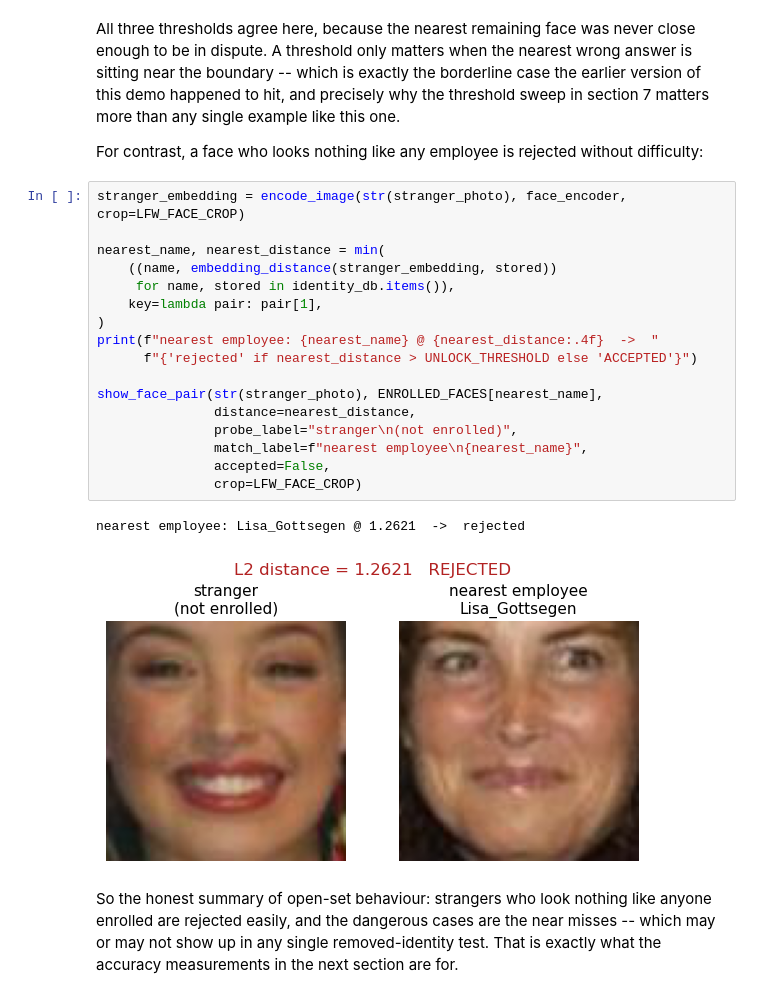
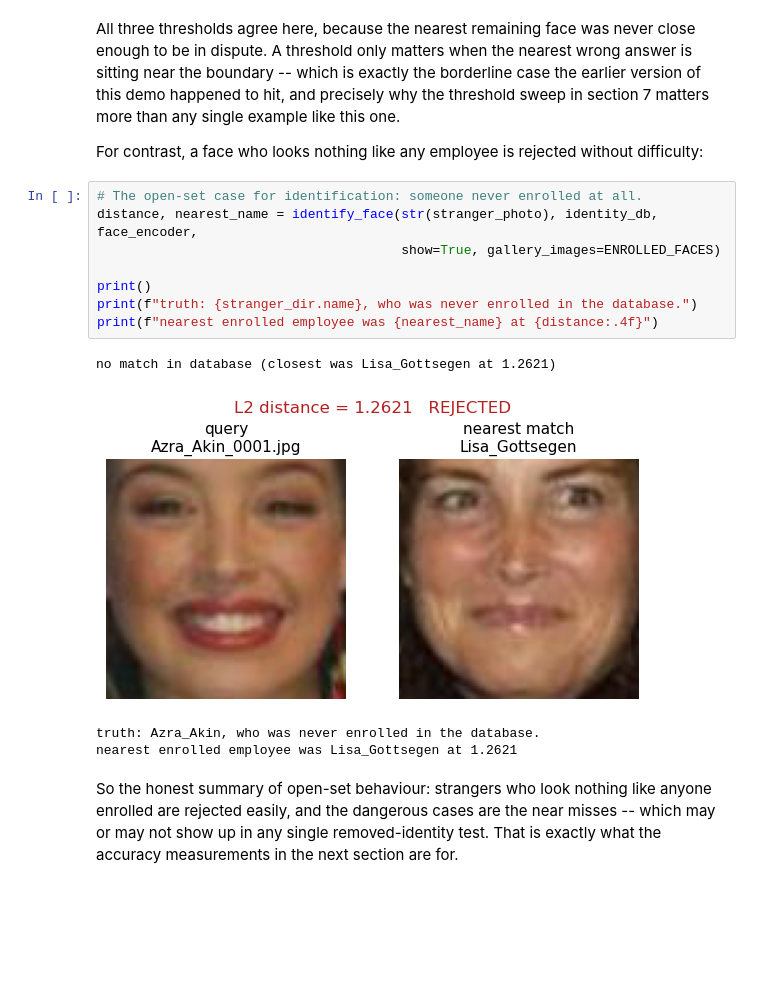
Before and after one commit to fistfulofyen/Face_sys_LFW, a Jupyter notebook: face_recognition_pipeline.ipynb, the cells around one changed output. Cells and saved outputs as stored; diff of their text form; blank space fills up the shorter version.

```diff
--- a/face_recognition_pipeline.ipynb
+++ b/face_recognition_pipeline.ipynb
@@ -558,26 +593,19 @@ of this demo happened to hit, and precisely why the threshold sweep in section 7
 matters more than any single example like this one.
 
 For contrast, a face who looks nothing like any employee is rejected without difficulty:
-# %%
-stranger_embedding = encode_image(str(stranger_photo), face_encoder, crop=LFW_FACE_CROP)
-
-nearest_name, nearest_distance = min(
-    ((name, embedding_distance(stranger_embedding, stored))
-     for name, stored in identity_db.items()),
-    key=lambda pair: pair[1],
-)
-print(f"nearest employee: {nearest_name} @ {nearest_distance:.4f}  ->  "
-      f"{'rejected' if nearest_distance > UNLOCK_THRESHOLD else 'ACCEPTED'}")
-
-show_face_pair(str(stranger_photo), ENROLLED_FACES[nearest_name],
-               distance=nearest_distance,
-               probe_label="stranger\n(not enrolled)",
-               match_label=f"nearest employee\n{nearest_name}",
-               accepted=False,
-               crop=LFW_FACE_CROP)
-# %% [output]
-nearest employee: Lisa_Gottsegen @ 1.2621  ->  rejected
-[figure, removed]
+# %%
+# The open-set case for identification: someone never enrolled at all.
+distance, nearest_name = identify_face(str(stranger_photo), identity_db, face_encoder,
+                                       show=True, gallery_images=ENROLLED_FACES)
+
+print()
+print(f"truth: {stranger_dir.name}, who was never enrolled in the database.")
+print(f"nearest enrolled employee was {nearest_name} at {distance:.4f}")
+# %% [output]
+no match in database (closest was Lisa_Gottsegen at 1.2621)
+[figure, added]
+truth: Azra_Akin, who was never enrolled in the database.
+nearest enrolled employee was Lisa_Gottsegen at 1.2621
 # %% [markdown]
 So the honest summary of open-set behaviour: strangers who look nothing like anyone
 enrolled are rejected easily, and the dangerous cases are the near misses -- which may
```
Also changed, not shown: parts of 8 cells of this notebook, 1 other file.
